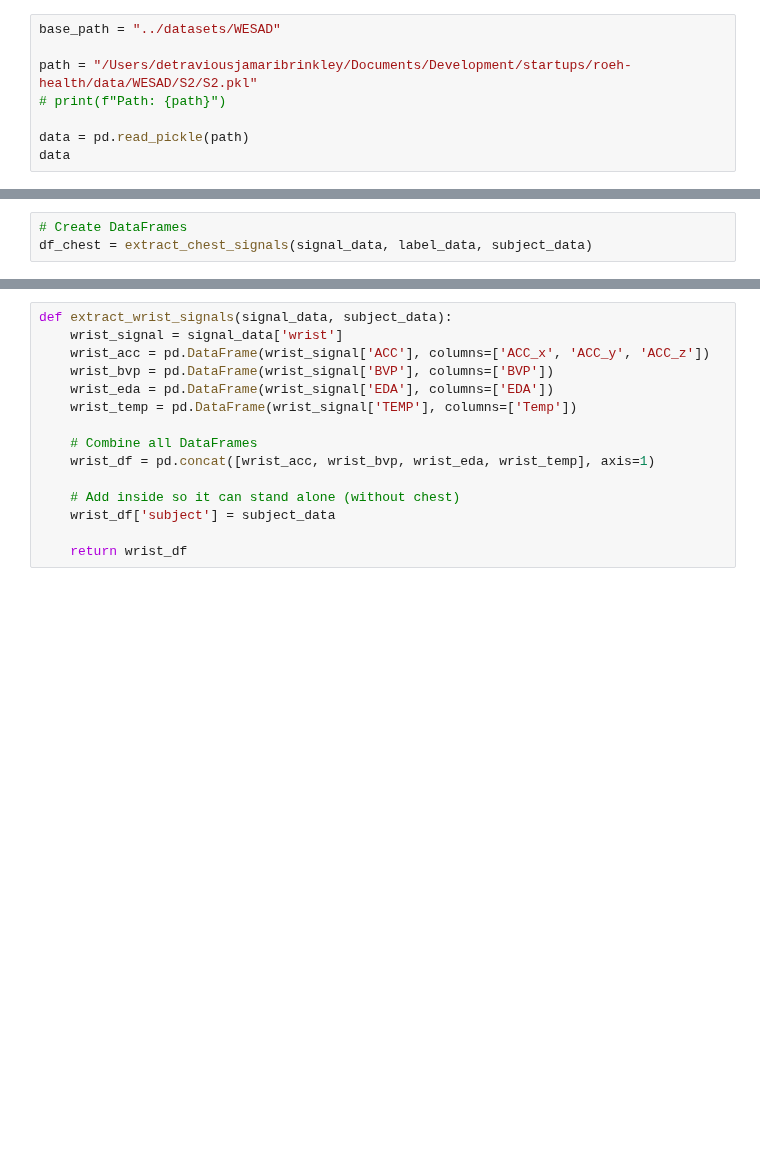
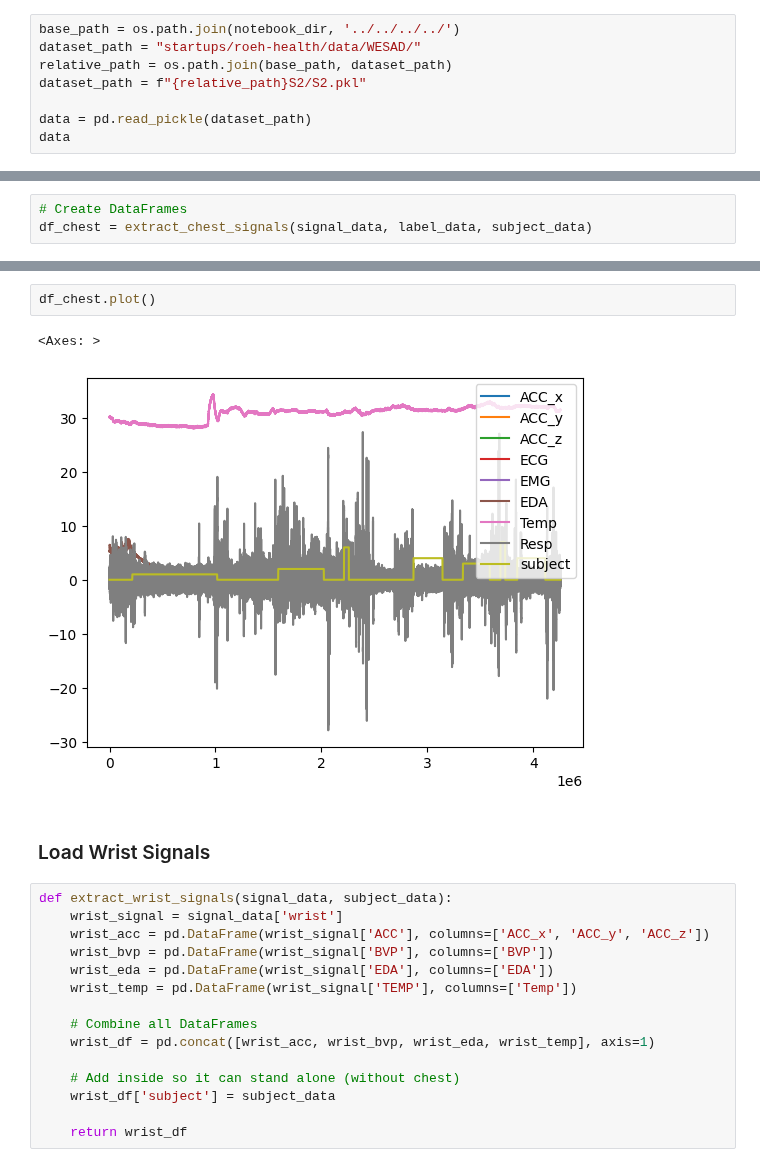
Before and after one commit to Brinkley97/applied_time_series_and_machine_learning, a Jupyter notebook: misc/play/wesad_data_discovery.ipynb, the cells around one changed output, grey strips where cells are left out. Cells and saved outputs as stored; diff of their text form; blank space fills up the shorter version.

```diff
--- a/misc/play/wesad_data_discovery.ipynb
+++ b/misc/play/wesad_data_discovery.ipynb
@@ -21,10 +23,10 @@ pd.set_option('max_colwidth', 800)
 # %%
-base_path = "../datasets/WESAD"
+base_path = os.path.join(notebook_dir, '../../../../')
+dataset_path = "startups/roeh-health/data/WESAD/"
+relative_path = os.path.join(base_path, dataset_path)
+dataset_path = f"{relative_path}S2/S2.pkl"
 
-path = "/Users/detraviousjamaribrinkley/Documents/Development/startups/roeh-health/data/WESAD/S2/S2.pkl"
-# print(f"Path: {path}")
-
-data = pd.read_pickle(path)
+data = pd.read_pickle(dataset_path)
 data
 # %% [output]
 {'signal': {'chest': {'ACC': array([[ 0.95539999, -0.222     , -0.55799997],
@@ -107,3 +92,10 @@ Chest DataFrame:
+# %%
+df_chest.plot()
+# %% [output]
+<Axes: >
+[figure, added]
+# %% [markdown]
+### Load Wrist Signals
 # %%
 def extract_wrist_signals(signal_data, subject_data):
     wrist_signal = signal_data['wrist']
```
Also changed, not shown: parts of 13 cells of this notebook.
